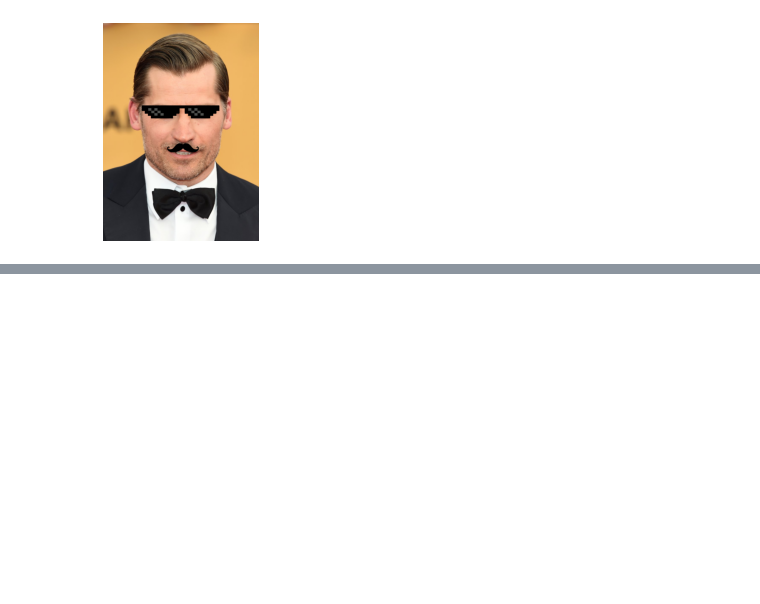
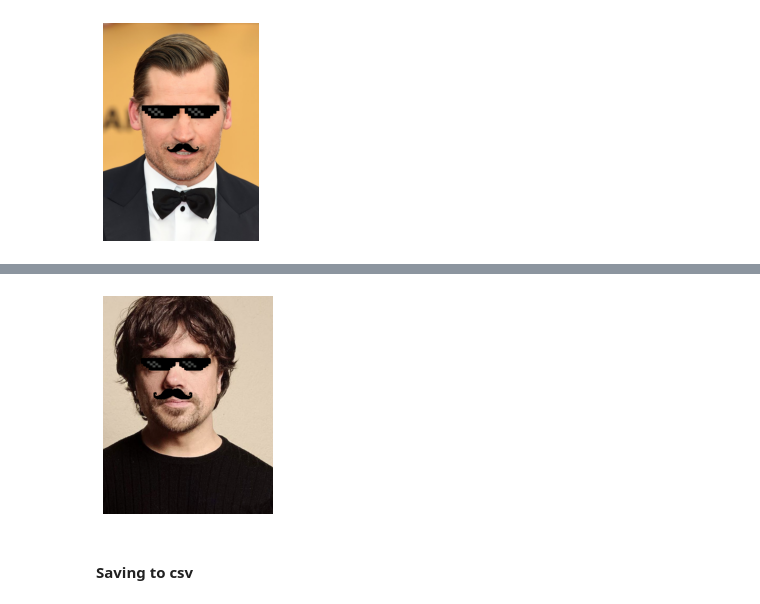
Before and after one commit to utkarshgupta2504/Snapchat-Filter, a Jupyter notebook: snapchatFilter.ipynb, the cells around one changed output, grey strips where cells are left out. Saved outputs shown, nothing was run; the diff lists cells and outputs as text; code cells hidden in the pictures; blank space fills up the shorter version.

```diff
--- a/snapchatFilter.ipynb
+++ b/snapchatFilter.ipynb
@@ -124,0 +132,34 @@ showImage(modified_image)
+# %%
+modified_image = np.copy(test_img)
+
+for nose in nose_cascade.detectMultiScale(test_img, 1.3, 5):
+
+    x,y,w,h = nose
+    # cv2.rectangle(modified_image, (x,y), (x+w, y+h), (255,0,0), 3)
+    noseOffset = 25
+    mustache_image = resizeImage(mustache_image, width=w+noseOffset)
+
+    for i in range(mustache_image.shape[0]):
+        for j in range(mustache_image.shape[1]):
+            if mustache_image[i][j][3] > 0:
+                modified_image[y + 3*h//5 + i, x+j - noseOffset//2, :] = mustache_image[i, j, :3]
+
+
+for eyes in eyes_cascade.detectMultiScale(test_img, 1.3, 5):
+
+    x,y,w,h = eyes
+    eyesOffset = 25
+    glasses_image = resizeImage(glasses_image, width=w+eyesOffset)
+
+    for i in range(glasses_image.shape[0]):
+        for j in range(glasses_image.shape[1]):
+            if glasses_image[i][j][3] > 0:
+                modified_image[y + i, x+j - eyesOffset//2, :] = glasses_image[i, j, :3]
+    # cv2.rectangle(modified_image, (x,y), (x+w, y+h), (255,255,0), 3)
+
+
+showImage(modified_image)
+# %% [output]
+[figure, added]
+# %% [markdown]
+#### Saving to csv
```
Also changed, not shown: parts of 7 cells of this notebook, 2 other files.
